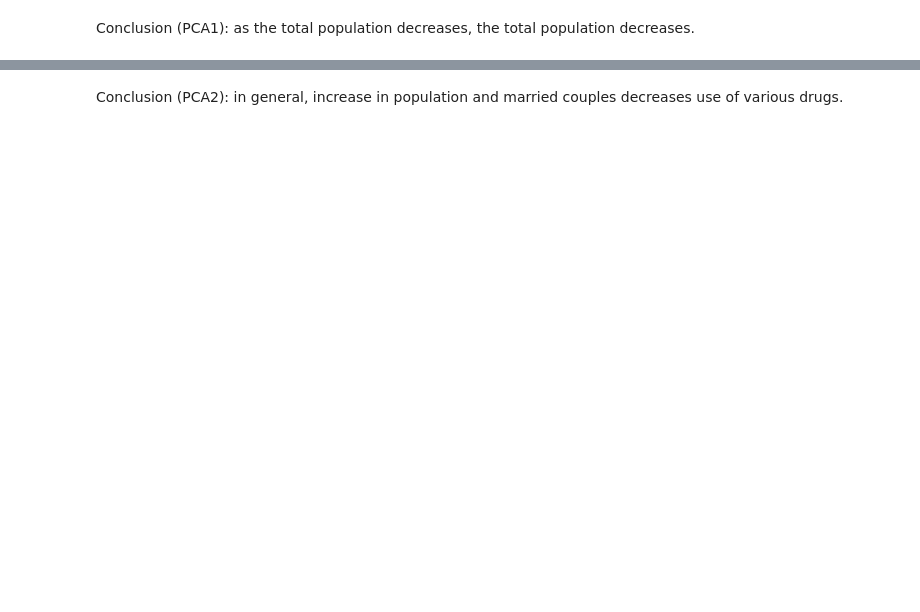
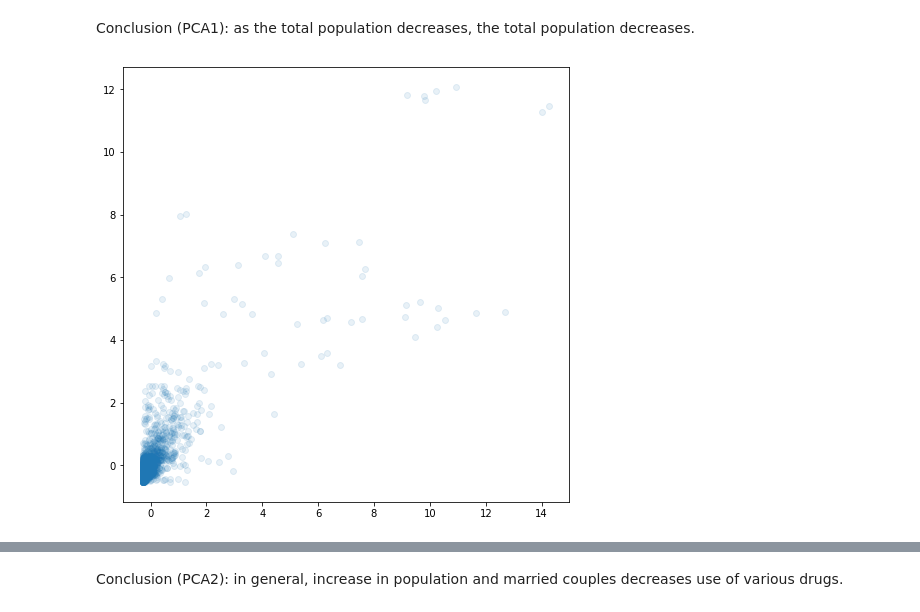
Before and after one commit to kper220/21-MTH600-Final, a Jupyter notebook: opioid crisis analysis.ipynb, the cells around one changed output, grey strips where cells are left out. Cells and saved outputs as stored; diff of their text form; code cells hidden in the pictures; blank space fills up the shorter version.

```diff
--- a/opioid crisis analysis.ipynb
+++ b/opioid crisis analysis.ipynb
@@ -387,11 +831,13 @@ pc_explain(0, pc_svd, 50, nonzero_features)
 # %% [markdown]
 Conclusion (PCA1): as the total population decreases, the total population decreases.
 # %%
-lab1 = 'Estimate; ANCESTRY - Total population'
-lab2 = 'Estimate; FERTILITY - Number of women 15 to 50 years old who had a birth in the past 12 months'
+lab1 = 'Heroin'
+lab2 = 'Estimate; ANCESTRY - Total population'
 plt.figure(figsize=(8, 8))
 plt.scatter(df_standardized[lab1], df_standardized[lab2], alpha=.1)
 plt.show()
+# %% [output]
+[figure, added]
 # %%
 lab1 = 'Estimate; ANCESTRY - Total population'
 lab2 = 'Buprenorphine'
```
Also changed, not shown: parts of 76 cells of this notebook.
